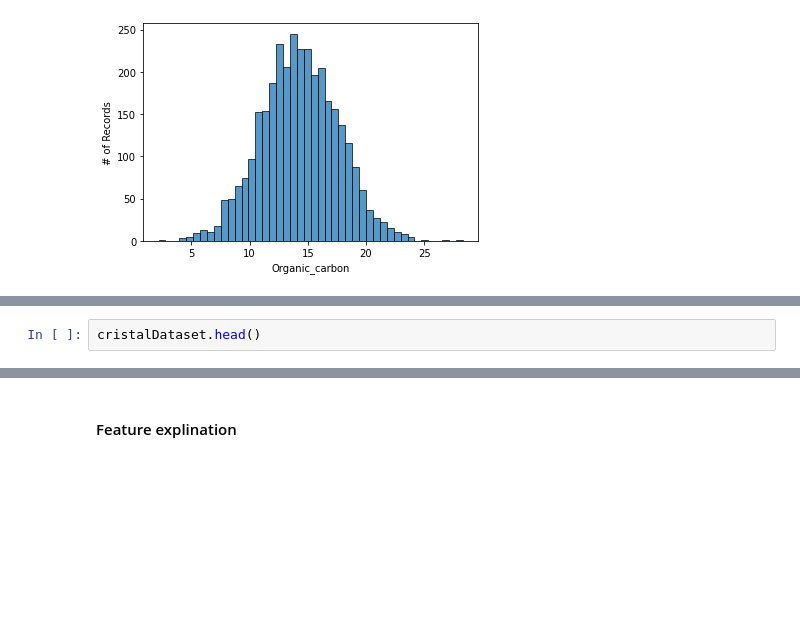
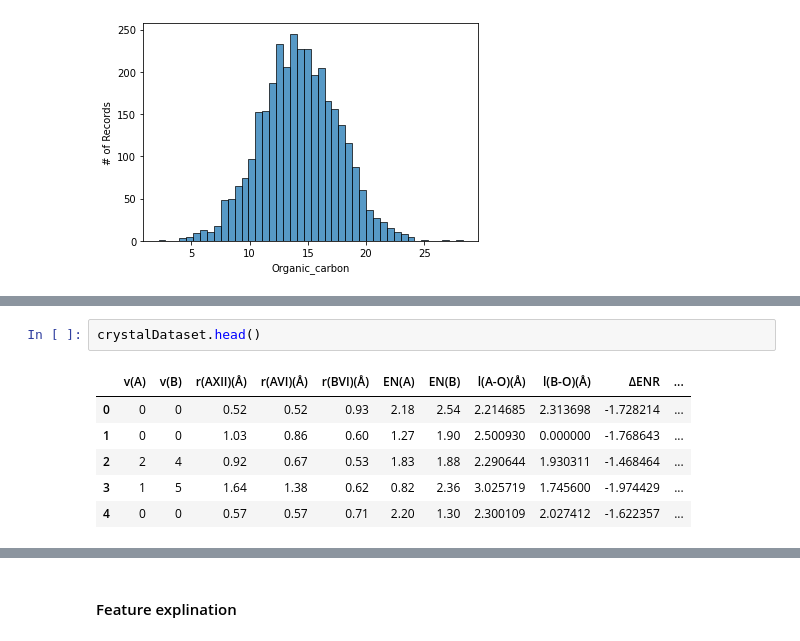
Before and after one commit to Erez123454/MachineLearning_Ass1, a Jupyter notebook: DataAnalysis.ipynb, the cells around one changed output, grey strips where cells are left out. Cells and saved outputs as stored; diff of their text form; blank space fills up the shorter version.

```diff
--- a/DataAnalysis.ipynb
+++ b/DataAnalysis.ipynb
@@ -160,3 +184,10 @@ cristalDataset.info()
 # %%
-cristalDataset.head()
+crystalDataset.head()
+# %% [output]
+|  | v(A) | v(B) | r(AXII)(Å) | r(AVI)(Å) | r(BVI)(Å) | EN(A) | EN(B) | l(A-O)(Å) | l(B-O)(Å) | ΔENR | ... |
+| 0 | 0 | 0 | 0.52 | 0.52 | 0.93 | 2.18 | 2.54 | 2.214685 | 2.313698 | -1.728214 | ... |
+| 1 | 0 | 0 | 1.03 | 0.86 | 0.60 | 1.27 | 1.90 | 2.500930 | 0.000000 | -1.768643 | ... |
+| 2 | 2 | 4 | 0.92 | 0.67 | 0.53 | 1.83 | 1.88 | 2.290644 | 1.930311 | -1.468464 | ... |
+| 3 | 1 | 5 | 1.64 | 1.38 | 0.62 | 0.82 | 2.36 | 3.025719 | 1.745600 | -1.974429 | ... |
+| 4 | 0 | 0 | 0.57 | 0.57 | 0.71 | 2.20 | 1.30 | 2.300109 | 2.027412 | -1.622357 | ... |
 # %%
```
Also changed, not shown: parts of 14 cells of this notebook, 3 other files.
